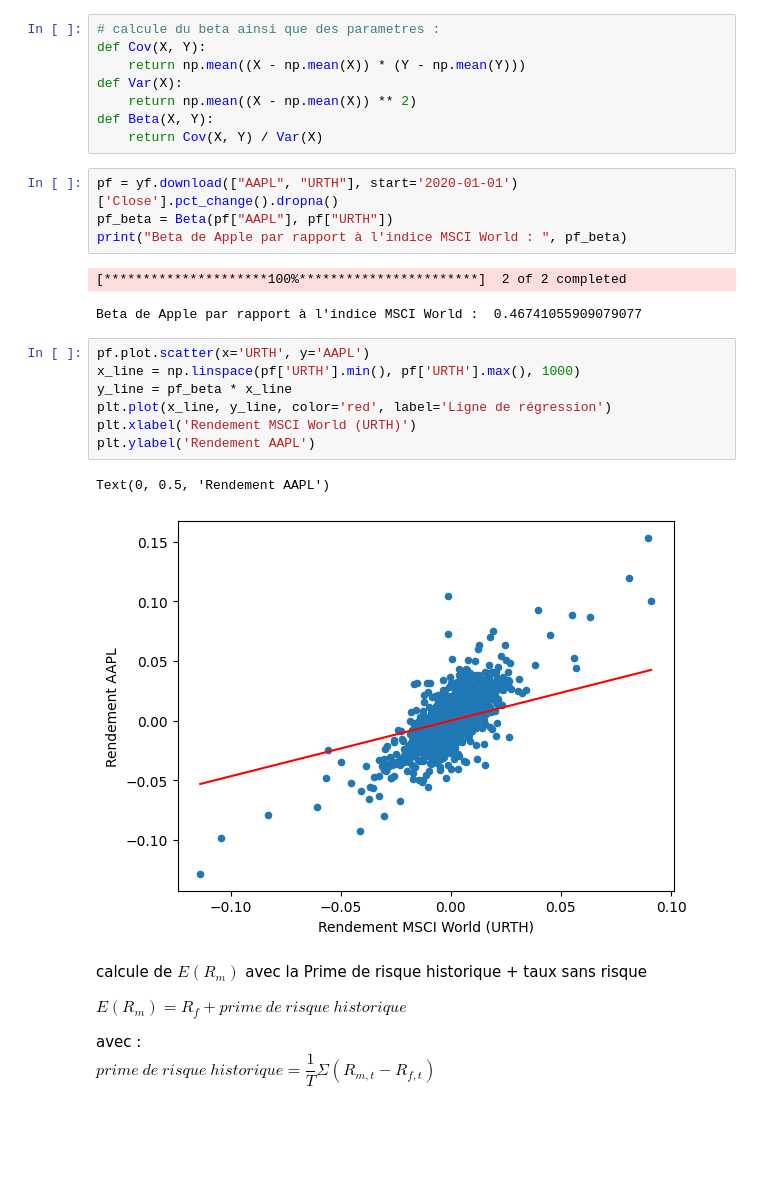
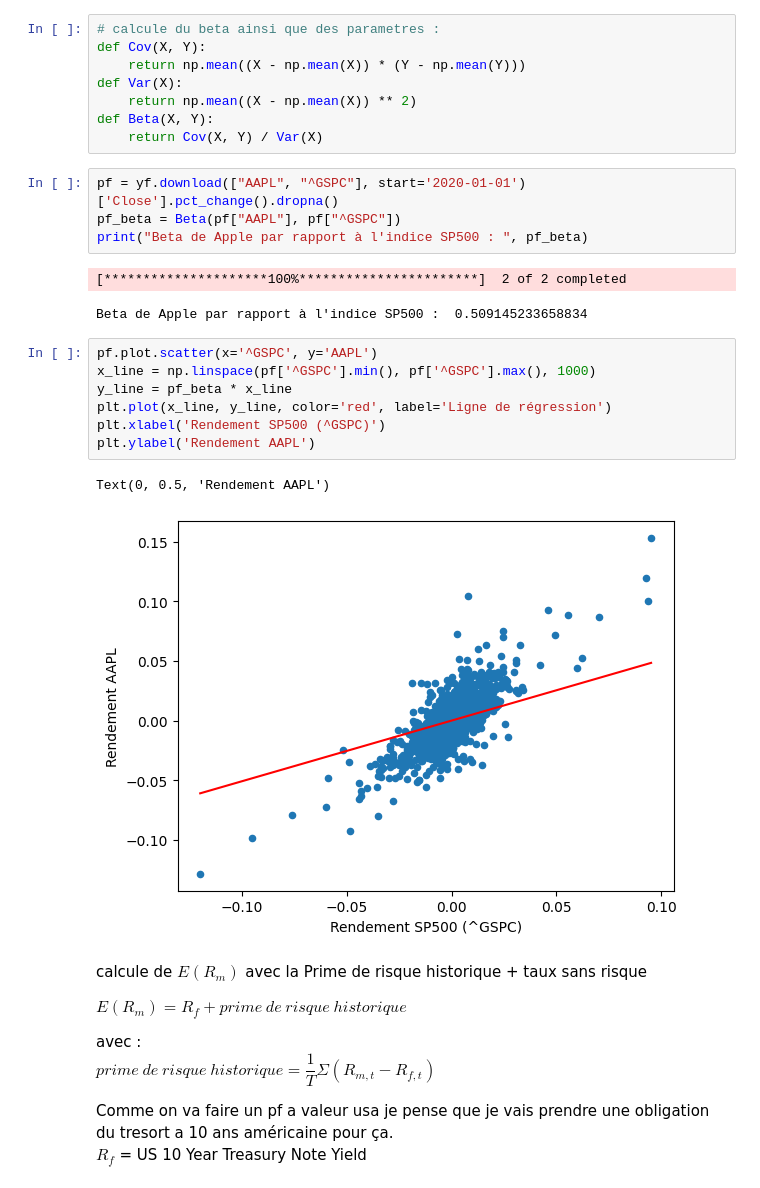
Before and after one commit to alabienlecouz/portfolio-V1, a Jupyter notebook: model-CAPM.ipynb, the cells around one changed output. Cells and saved outputs as stored; diff of their text form; blank space fills up the shorter version.

```diff
--- a/model-CAPM.ipynb
+++ b/model-CAPM.ipynb
@@ -22,22 +22,22 @@ def Var(X):
 def Beta(X, Y):
     return Cov(X, Y) / Var(X)
 # %%
-pf = yf.download(["AAPL", "URTH"], start='2020-01-01')['Close'].pct_change().dropna()
-pf_beta = Beta(pf["AAPL"], pf["URTH"])
-print("Beta de Apple par rapport à l'indice MSCI World : ", pf_beta)
+pf = yf.download(["AAPL", "^GSPC"], start='2020-01-01')['Close'].pct_change().dropna()
+pf_beta = Beta(pf["AAPL"], pf["^GSPC"])
+print("Beta de Apple par rapport à l'indice SP500 : ", pf_beta)
 # %% [output]
 [*********************100%***********************]  2 of 2 completed
-Beta de Apple par rapport à l'indice MSCI World :  0.46741055909079077
+Beta de Apple par rapport à l'indice SP500 :  0.509145233658834
 # %%
-pf.plot.scatter(x='URTH', y='AAPL')
-x_line = np.linspace(pf['URTH'].min(), pf['URTH'].max(), 1000)
+pf.plot.scatter(x='^GSPC', y='AAPL')
+x_line = np.linspace(pf['^GSPC'].min(), pf['^GSPC'].max(), 1000)
 y_line = pf_beta * x_line
 plt.plot(x_line, y_line, color='red', label='Ligne de régression')
-plt.xlabel('Rendement MSCI World (URTH)')
+plt.xlabel('Rendement SP500 (^GSPC)')
 plt.ylabel('Rendement AAPL')
 # %% [output]
 Text(0, 0.5, 'Rendement AAPL')
-[figure, old version]
+[figure, new version]
 # %% [markdown]
 calcule de $E(R_m)$ avec la Prime de risque historique + taux sans risque
 
@@ -45,3 +45,6 @@ $E(R_m) = R_f + prime\ de\ risque\ historique $
 
 avec :
 $prime\ de\ risque\ historique = \dfrac{1}{T} \Sigma (R_{m,t} - R_{f,t}) $
+
+Comme on va faire un pf a valeur usa je pense que je vais prendre une obligation du tresort a 10 ans américaine pour ça.
+$R_f$ = US 10 Year Treasury Note Yield
```
Also changed, not shown: parts of 1 cell of this notebook.
